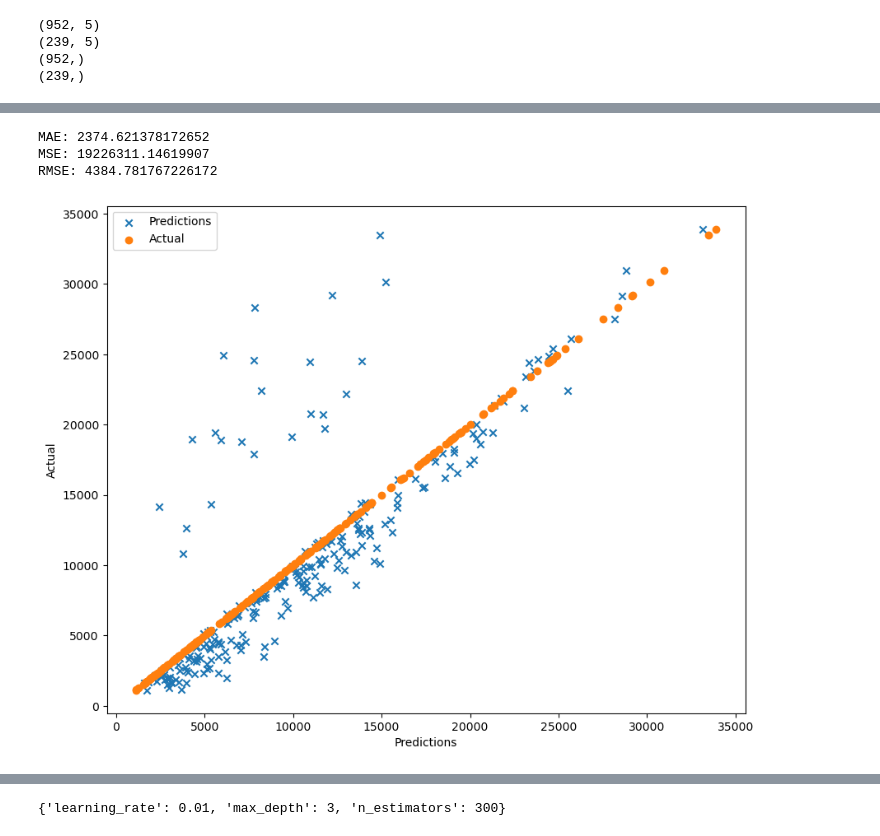
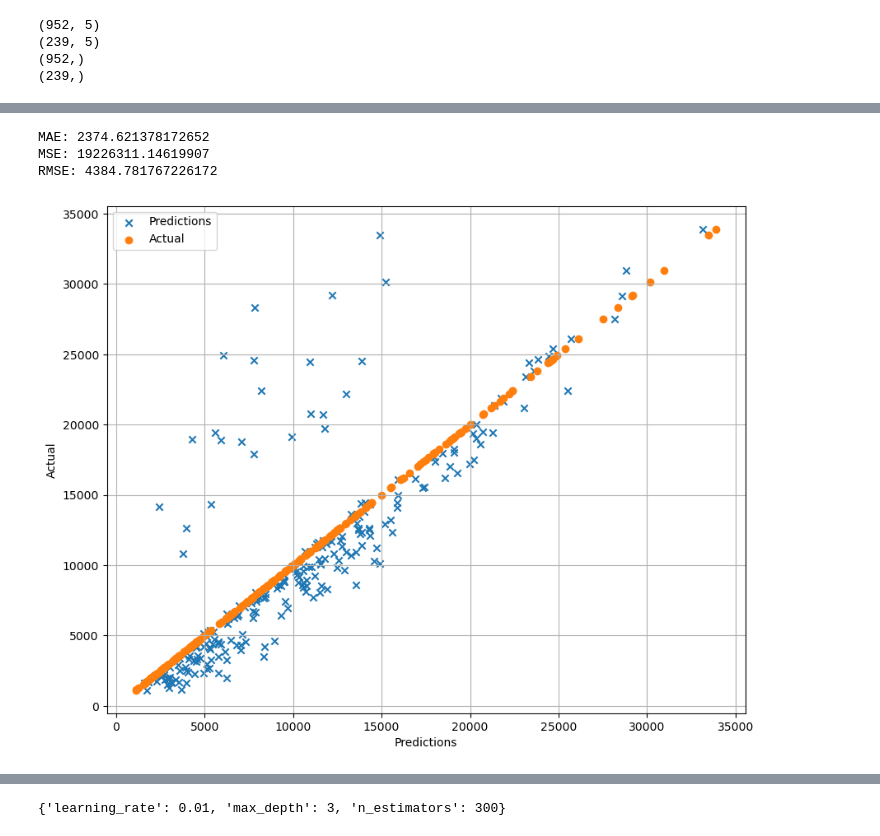
Before and after one commit to Kamuthuj/health-insurance-regression., a Jupyter notebook: analysis.ipynb, the cells around one changed output, grey strips where cells are left out. Cells and saved outputs as stored; diff of their text form; code cells hidden in the pictures.

```diff
--- a/analysis.ipynb
+++ b/analysis.ipynb
@@ -367,28 +369,29 @@ RMSE: 5051.251959448705
 # %%
 rforest=RandomForestRegressor(n_estimators=100,max_depth=None,min_samples_split=2,min_samples_leaf=4,random_state=42)
 rforest.fit(x_train,y_train)
 y_pred=rforest.predict(x_test)
 
 mae=mean_absolute_error(y_test,y_pred)
 mse=mean_squared_error(y_test,y_pred)
 rmse=np.sqrt(mse)
 
 print("MAE:",mae)
 print("MSE:",mse)
 print("RMSE:",rmse)
 
 plt.figure(figsize=(10,8))
 plt.scatter(y_pred,y_test,marker="x",label="Predictions")
 plt.scatter(y_test,y_test,marker="o",label="Actual")
 plt.xlabel("Predictions")
 plt.ylabel("Actual")
+plt.grid()
 plt.legend()
 plt.show()
 # %% [output]
 MAE: 2374.621378172652
 MSE: 19226311.14619907
 RMSE: 4384.781767226172
-[figure, old version]
+[figure, new version]
 # %%
 seed=23
 gbr=GradientBoostingRegressor(n_estimators=100,learning_rate=0.1,max_depth=3,random_state=seed)
```
Also changed, not shown: parts of 4 cells of this notebook.
